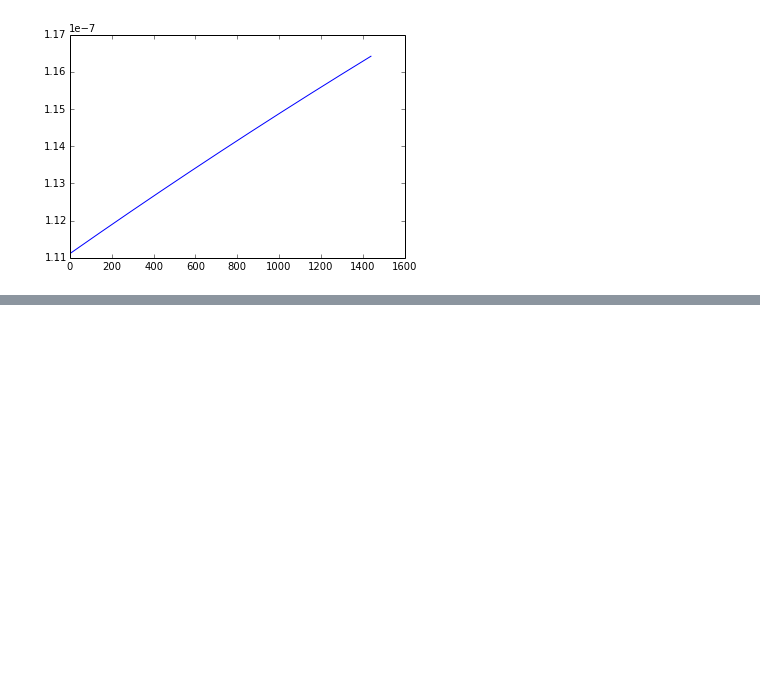
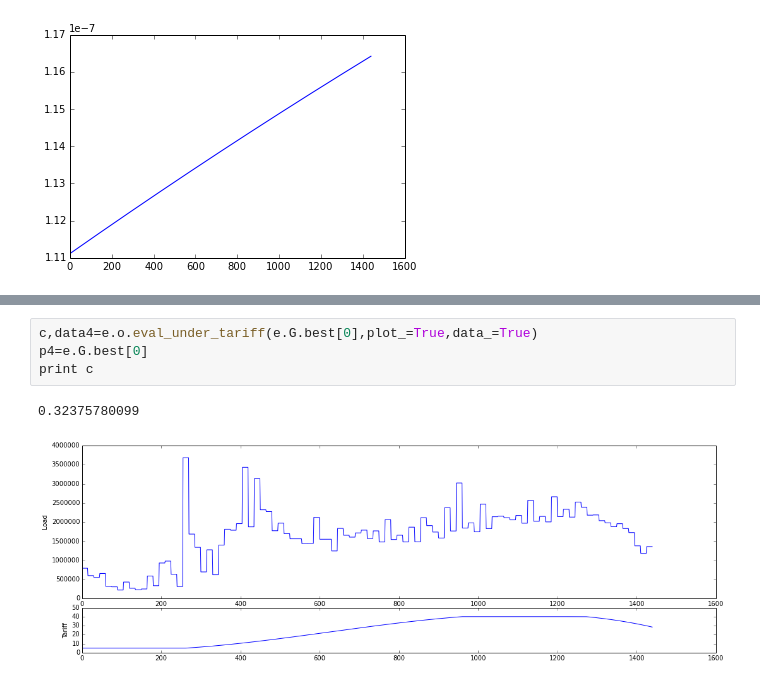
Before and after one commit to markm541374/tariffset, a Jupyter notebook: GPGO.ipynb, the cells around one changed output, grey strips where cells are left out. Saved outputs shown, nothing was run; the diff lists cells and outputs as text; blank space fills up the shorter version.

```diff
--- a/GPGO.ipynb
+++ b/GPGO.ipynb
@@ -91,0 +135,7 @@ print e.G.best
+# %%
+c,data4=e.o.eval_under_tariff(e.G.best[0],plot_=True,data_=True)
+p4=e.G.best[0]
+print c
+# %% [output]
+0.32375780099
+[figure, added]
```
Also changed, not shown: parts of 23 cells of this notebook, 8 other files.
